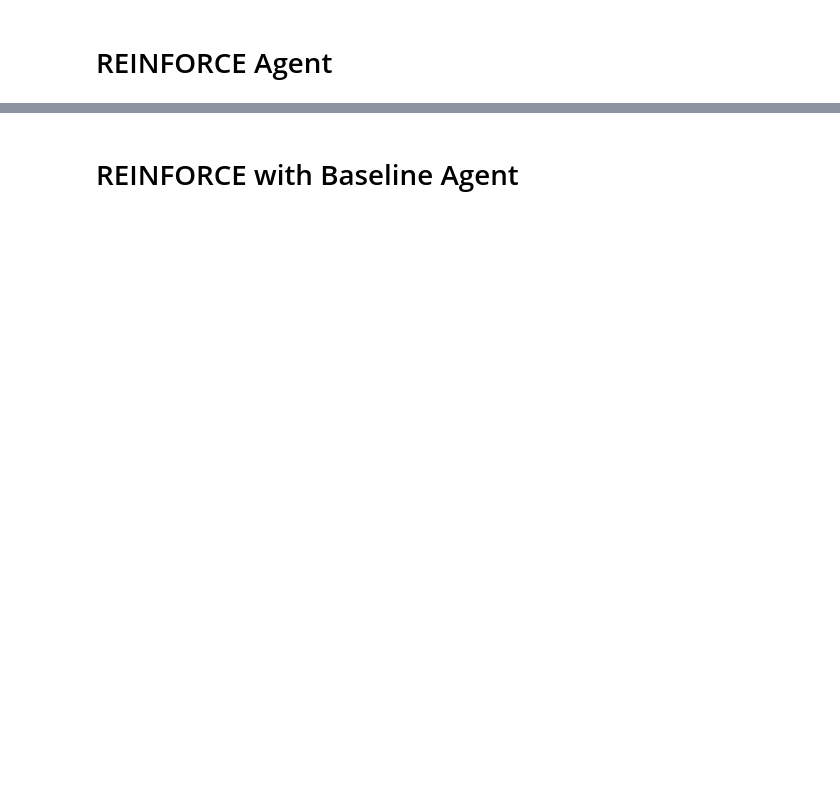
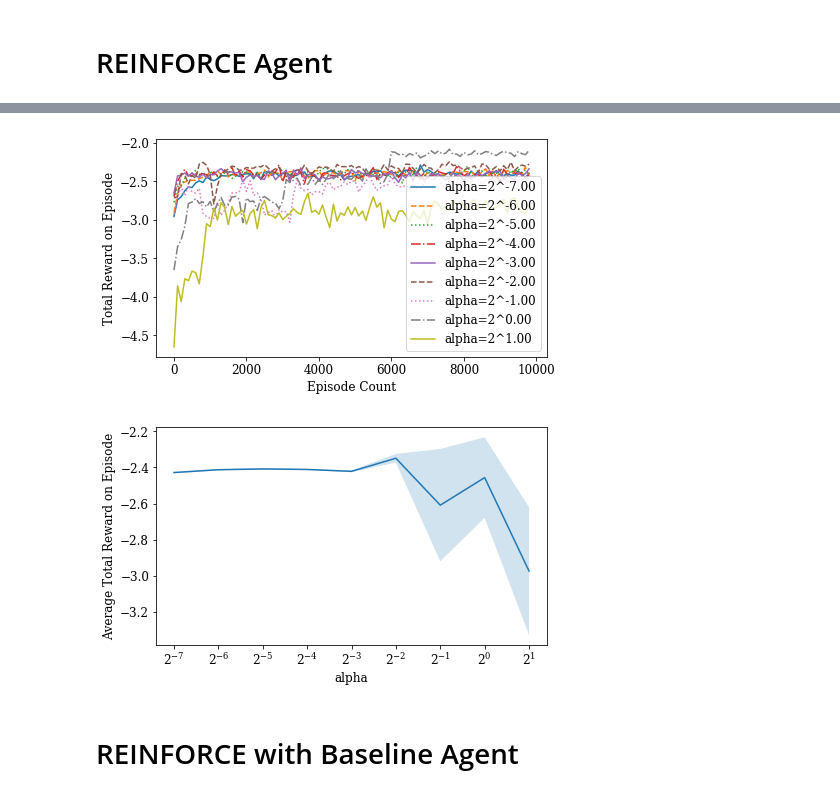
Before and after one commit to nimamahmoudi/rlai-policy-gradient-methods, a Jupyter notebook: final2_smart_vacuum_neg.ipynb, the cells around one changed output, grey strips where cells are left out. Saved outputs shown, nothing was run; the diff lists cells and outputs as text; code cells hidden in the pictures; blank space fills up the shorter version.

```diff
--- a/final2_smart_vacuum_neg.ipynb
+++ b/final2_smart_vacuum_neg.ipynb
@@ -192,31 +195,34 @@ print(results)
 # %%
 # Plot over time
 plt.figure(1, figsize=(7,4))
 plt.plot(np.array(list(range(len(all_avg_plots[0]))))*plot_count, np.array(all_avg_plots).T)
 # plt.title(f'Average Return in {episode_count} episodes')
 plt.xlabel(f'Episode Count')
 # plt.ylabel(f'Average Return in {plot_count} episodes')
 # plt.ylabel(f'Total reward on episode averaged over {plot_count} episodes and {num_of_tests} runs')
-plt.ylabel(f'Average Total Reward on Episode')
+plt.ylabel(f'Total Reward on Episode')
 plt.legend([f'alpha={alpha_base}^{alpha_pow:.2f}' for alpha_pow in alpha_pows])
 # plt.axhline(y=best_performance, linewidth=1, color="g", linestyle='--')
 # plt.ylim(best_performance-2.13,best_performance+.07)
 plt.savefig(f'{figs_folder}smart_vac_neg_{agent_name}_episodes_{episode_count}.pdf')
 
 
 # Plot Average Performance
 plt.figure(2, figsize=(7,4))
 plt.semilogx(alphas, all_avgs, basex=alpha_base)
 se = np.array(all_stds) / np.sqrt(num_of_tests)
 plt.fill_between(alphas, all_avgs - se, all_avgs + se, alpha=0.2)
 # plt.title(f'Average Return in {episode_count} episodes')
 plt.xlabel('alpha')
 # plt.ylabel('Average Return')
 # plt.ylabel(f'Total reward on episodes averaged over {num_of_tests} runs')
 plt.ylabel(f'Average Total Reward on Episode')
 # plt.axhline(y=best_performance, linewidth=1, color="g", linestyle='--')
 # plt.ylim(best_performance-2.13,best_performance+.07)
 plt.savefig(f'{figs_folder}smart_vac_neg_{agent_name}_episodes_{episode_count}_all.pdf')
+# %% [output]
+[figure, added]
+[figure, added]
 # %% [markdown]
 # REINFORCE with Baseline Agent
 # %%
```
Also changed, not shown: parts of 4 cells of this notebook, 9 other files.
